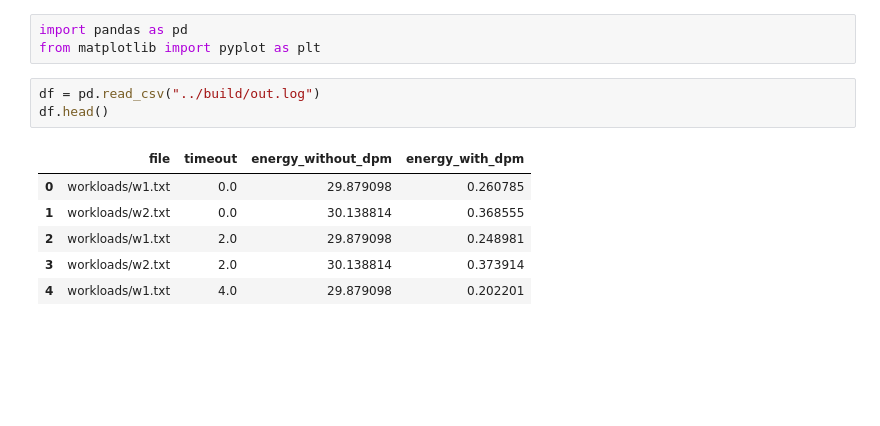
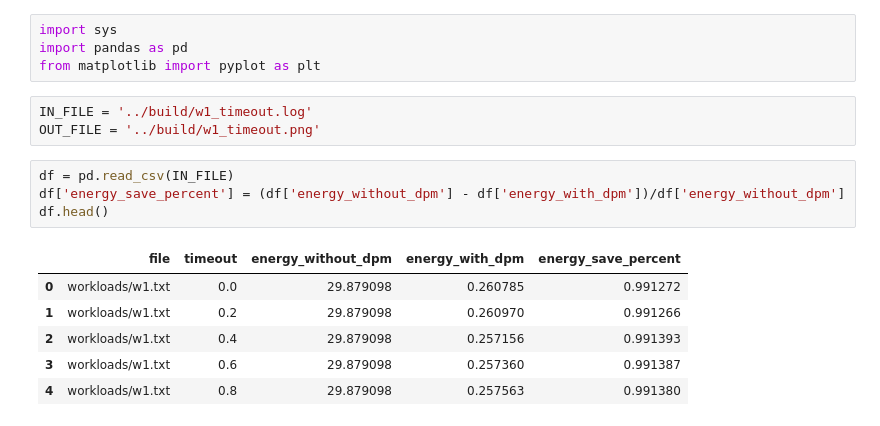
Before and after one commit to VictorHerbert/EnergyManagement, a Jupyter notebook: lab1/dpm-simulator/scripts/plotter.ipynb, the cells around one changed output. Drawn from its saved outputs; the diff is of its cells as text; blank space fills up the shorter version.

```diff
--- a/lab1/dpm-simulator/scripts/plotter.ipynb
+++ b/lab1/dpm-simulator/scripts/plotter.ipynb
@@ -1,13 +1,18 @@
 # %%
+import sys
 import pandas as pd
 from matplotlib import pyplot as plt
+# %%
+IN_FILE = '../build/w1_timeout.log'
+OUT_FILE = '../build/w1_timeout.png'
 # %%
-df = pd.read_csv("../build/out.log")
+df = pd.read_csv(IN_FILE)
+df['energy_save_percent'] = (df['energy_without_dpm'] - df['energy_with_dpm'])/df['energy_without_dpm']
 df.head()
 # %% [output]
-|  | file | timeout | energy_without_dpm | energy_with_dpm |
-| 0 | workloads/w1.txt | 0.0 | 29.879098 | 0.260785 |
-| 1 | workloads/w2.txt | 0.0 | 30.138814 | 0.368555 |
-| 2 | workloads/w1.txt | 2.0 | 29.879098 | 0.248981 |
-| 3 | workloads/w2.txt | 2.0 | 30.138814 | 0.373914 |
-| 4 | workloads/w1.txt | 4.0 | 29.879098 | 0.202201 |
+|  | file | timeout | energy_without_dpm | energy_with_dpm | energy_save_percent |
+| 0 | workloads/w1.txt | 0.0 | 29.879098 | 0.260785 | 0.991272 |
+| 1 | workloads/w1.txt | 0.2 | 29.879098 | 0.260970 | 0.991266 |
+| 2 | workloads/w1.txt | 0.4 | 29.879098 | 0.257156 | 0.991393 |
+| 3 | workloads/w1.txt | 0.6 | 29.879098 | 0.257360 | 0.991387 |
+| 4 | workloads/w1.txt | 0.8 | 29.879098 | 0.257563 | 0.991380 |
```
Also changed, not shown: parts of 6 cells of this notebook, 6 other files.
